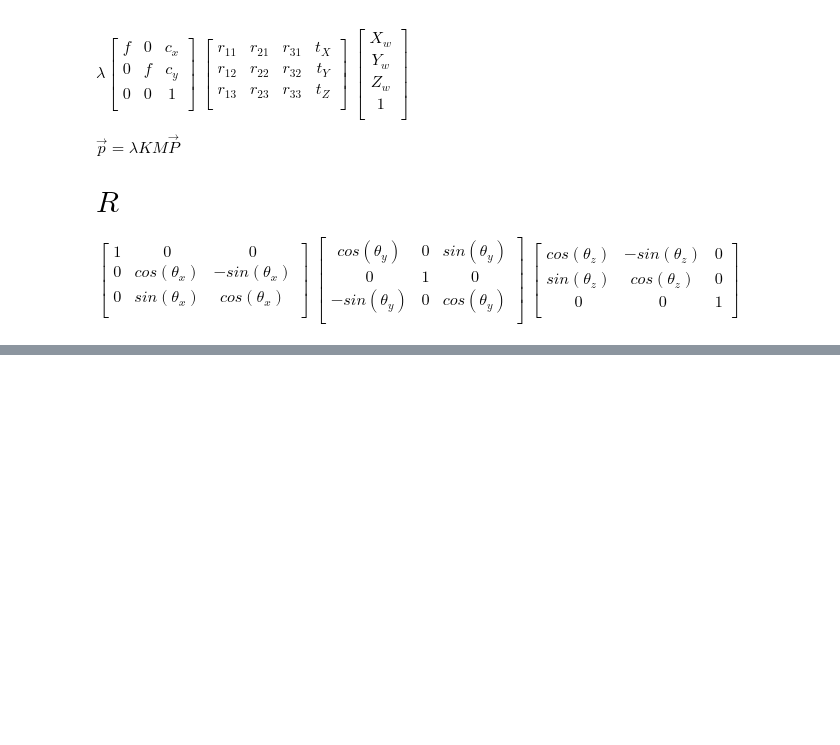
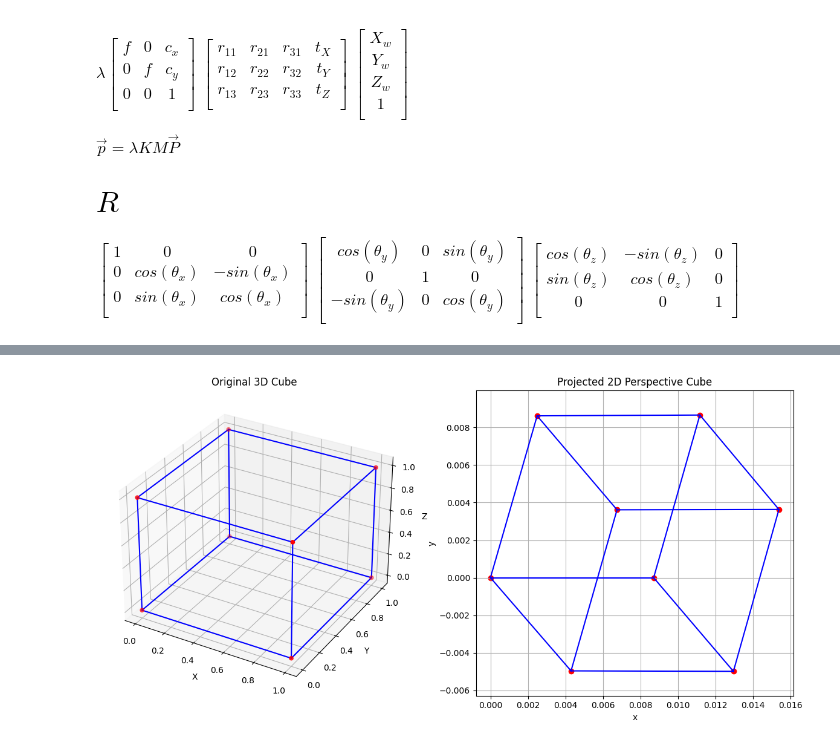
Before and after one commit to changsin/CV, a Jupyter notebook: 01_07_pinhole_camera_perspective_projection_3D.ipynb, the cells around one changed output, grey strips where cells are left out. Cells and saved outputs as stored; diff of their text form; code cells hidden in the pictures; blank space fills up the shorter version.

```diff
--- a/01_07_pinhole_camera_perspective_projection_3D.ipynb
+++ b/01_07_pinhole_camera_perspective_projection_3D.ipynb
@@ -178,0 +165,52 @@ Perspective projection length: 1.0
+# %%
+# Import necessary libraries
+import numpy as np
+from math import sin, cos
+import matplotlib.pyplot as plt
+
+# Original cube in 3D (P) and its projected points (x, y) calculated previously
+
+# Define edges of the cube for connecting points
+edges = [
+    (0, 1), (1, 2), (2, 3), (3, 0),  # bottom face
+    (4, 5), (5, 6), (6, 7), (7, 4),  # top face
+    (0, 4), (1, 5), (2, 6), (3, 7)   # vertical edges
+]
+
+# Original 3D cube points in P (x, y, z) for plotting
+P_3D = P[:, :3].T  # Extract 3D points from the 4D homogeneous coordinates
+original_x, original_y, original_z = P_3D[0], P_3D[1], P_3D[2]
+
+# Plotting
+fig = plt.figure(figsize=(12, 6))
+
+# Plot the original 3D cube
+ax1 = fig.add_subplot(121, projection='3d')
+for edge in edges:
+    ax1.plot(
+        [original_x[edge[0]], original_x[edge[1]]],
+        [original_y[edge[0]], original_y[edge[1]]],
+        [original_z[edge[0]], original_z[edge[1]]],
+        'b-'
+    )
+ax1.scatter(original_x, original_y, original_z, color='red')  # plot the vertices
+ax1.set_title("Original 3D Cube")
+ax1.set_xlabel('X')
+ax1.set_ylabel('Y')
+ax1.set_zlabel('Z')
+
+# Plot the projected 2D cube
+ax2 = fig.add_subplot(122)
+for edge in edges:
+    ax2.plot([x[edge[0]], x[edge[1]]], [y[edge[0]], y[edge[1]]], 'b-')  # connect vertices
+ax2.scatter(x, y, color='red')  # plot the vertices
+ax2.set_title("Projected 2D Perspective Cube")
+ax2.set_xlabel('x')
+ax2.set_ylabel('y')
+ax2.axis('equal')
+ax2.grid(True)
+
+plt.tight_layout()
+plt.show()
+# %% [output]
+[figure, added]
```
Also changed, not shown: parts of 3 cells of this notebook.
